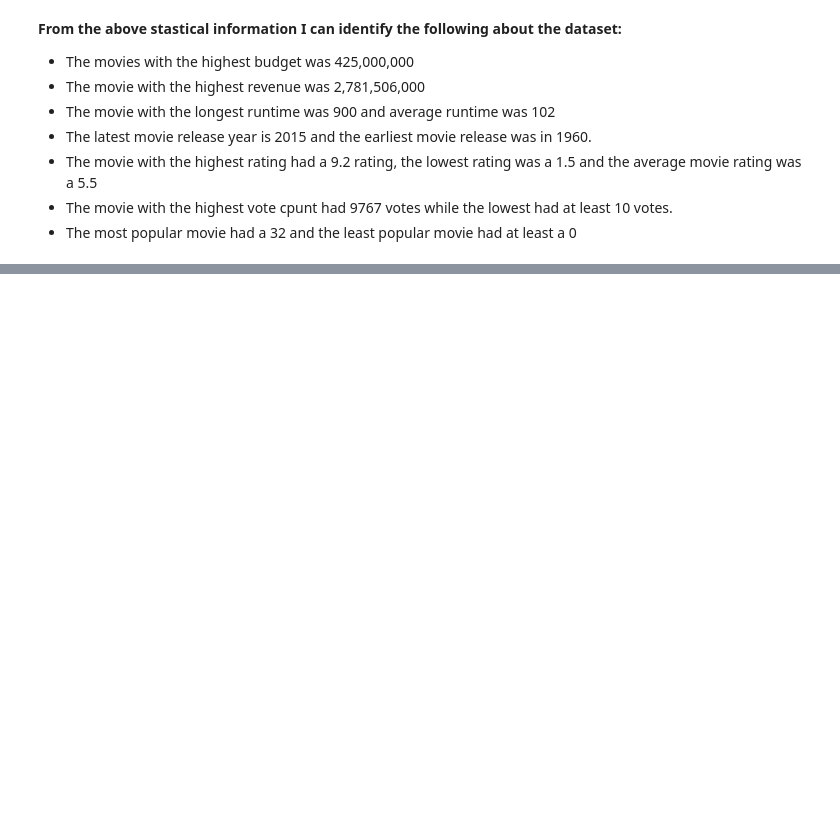
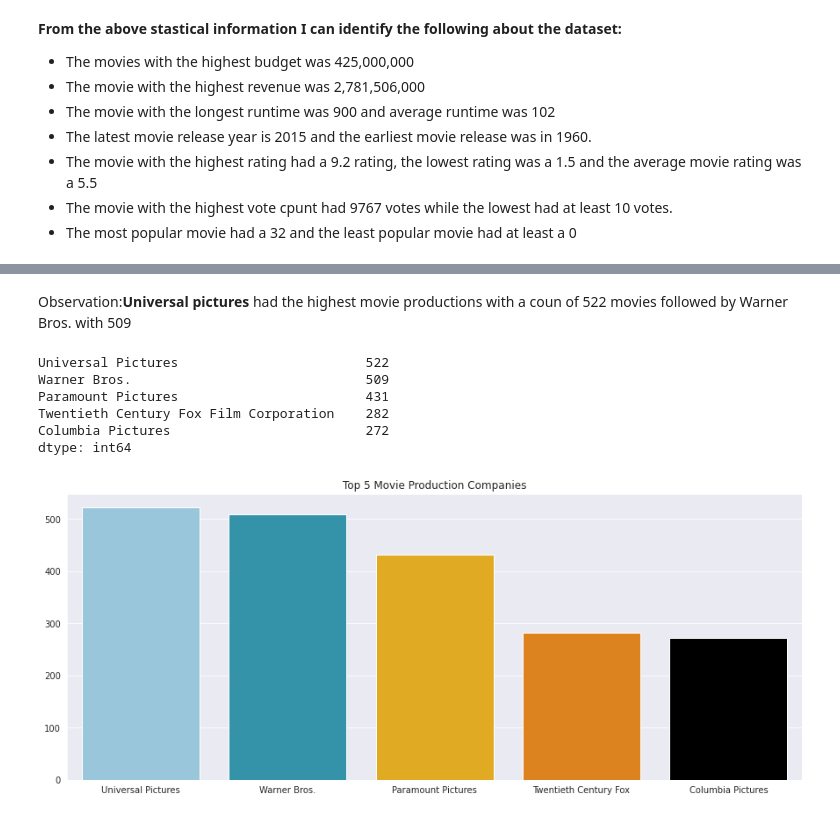
Before and after one commit to FMurunga/IDMb-Movies-Data-Investigation-Project, a Jupyter notebook: TDMb_Dataset_Analysis_Project.ipynb, the cells around one changed output, grey strips where cells are left out. Saved outputs shown, nothing was run; the diff lists cells and outputs as text; code cells hidden in the pictures; blank space fills up the shorter version.

```diff
--- a/TDMb_Dataset_Analysis_Project.ipynb
+++ b/TDMb_Dataset_Analysis_Project.ipynb
@@ -92,0 +183,14 @@ df.describe()
+# %%
+#@title Analysis of Production Companies
+
+def Production_Companies(x):
+          #concatenate production companies into one string
+    companies_conc =df['production_companies'].str.cat(sep='|')
+
+          #breakdown the production companies string into single rows
+    companies =pd.Series(companies_conc.split('|'))
+    companies=companies.value_counts(ascending=False)
+    return(companies)
+# %%
+x= Production_Companies(df)
+x
@@ -92,0 +210,28 @@ df.describe()
+# %% [markdown]
+Observation:**Universal pictures** had the highest movie productions with a coun of 522 movies followed by Warner Bros. with 509
+# %%
+
+x_axis = x[:5]
+x_axis
+y=[len(x_axis[0]), len(x_axis[1]), len(x_axis[2]),len(x_axis[3]),len(x_axis[4])]
+# %% [output]
+Universal Pictures                        522
+Warner Bros.                              509
+Paramount Pictures                        431
+Twentieth Century Fox Film Corporation    282
+Columbia Pictures                         272
+dtype: int64
+# %%
+x_values = ["Universal Pictures","Warner Bros.","Paramount Pictures","Twentieth Century Fox","Columbia Pictures"]
+x_axis = x[:5]
+
+y=x_axis.values
+
+colors=("#8ecae6","#219ebc","#ffb703","#fb8500","#000000")
+
+sns.set_style("darkgrid")
+plt.figure(figsize=(15,6))
+sns.barplot(x=x_values, y=y,palette= colors).set(title='Top 5 Movie Production Companies')
+plt.show()
+# %% [output]
+[figure, added]
```
Also changed, not shown: parts of 27 cells of this notebook.
